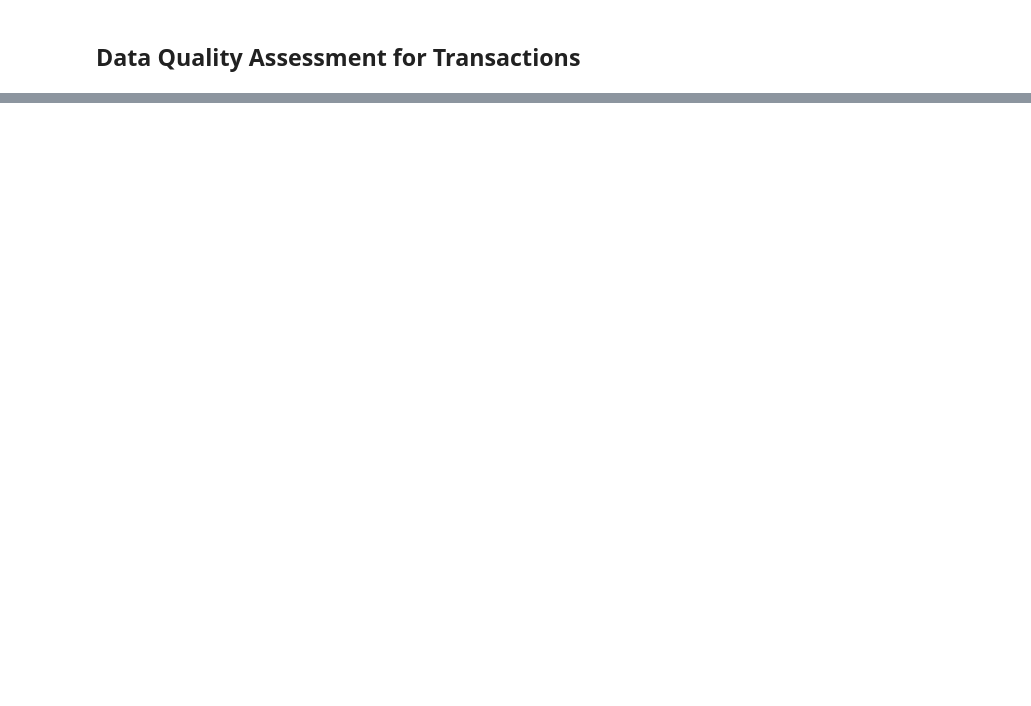
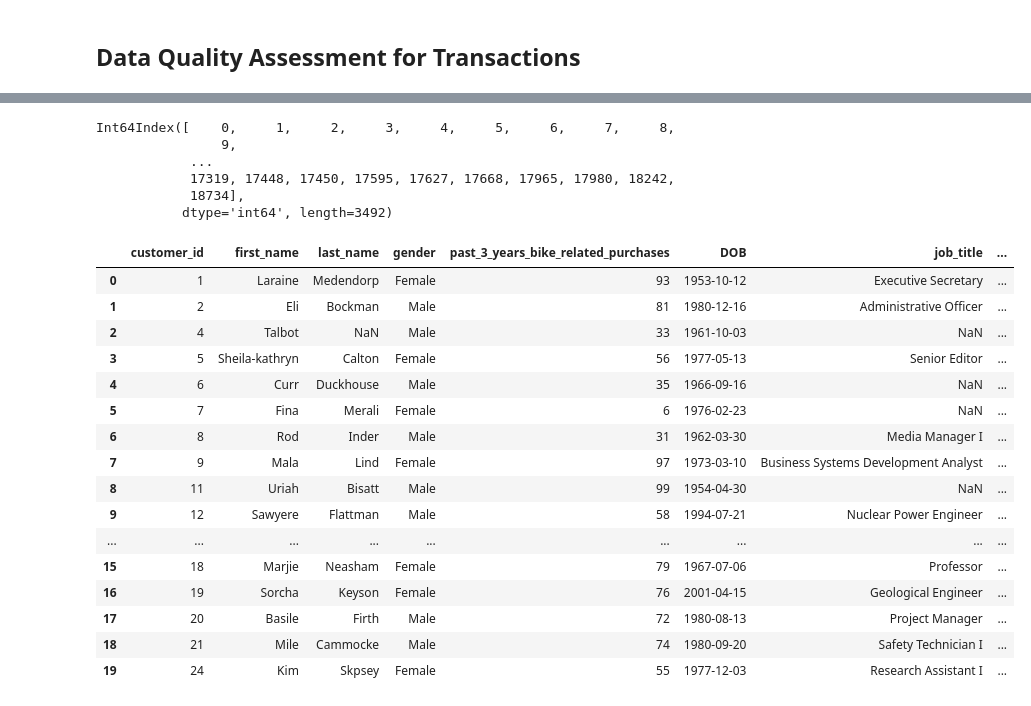
Before and after one commit to Justus-coded/KPMG-Data-Analytics-Internship, a Jupyter notebook: Data Quality Assessment.ipynb, the cells around one changed output, grey strips where cells are left out. Drawn from its saved outputs; the diff is of its cells as text; code cells hidden in the pictures; blank space fills up the shorter version.

```diff
--- a/Data Quality Assessment.ipynb
+++ b/Data Quality Assessment.ipynb
@@ -119,7 +137,7 @@ CustomerDemographic_.loc[CustomerDemographic_['gender']=='M'] ='Male'
 # %%
-CustomerDemographic_.loc[CustomerDemographic_['gender']=='F'  ] ='Female'
+#CustomerDemographic_.loc[CustomerDemographic_['gender']=='F'  ] ='Female'
 # %%
-CustomerDemographic_.loc[CustomerDemographic_['gender']=='Femal'  ] ='Female'
+#CustomerDemographic_.loc[CustomerDemographic_['gender']=='Femal'  ] ='Female'
 # %%
 #CustomerDemographic_.loc[CustomerDemographic_['gender']=='U'  ] ='Others'
 # %%
@@ -252,3 +243,5 @@ No     1976
 Name: owns_car, dtype: int64
 # %%
 #value_counter(CustomerDemographic,'tenure')
+# %%
+CustomerDemographic_.drop(columns=['default'], inplace=True)
@@ -256,0 +438,2 @@ Name: owns_car, dtype: int64
+# %%
+df = pd.merge(CustomerDemographic_, CustomerAddress_, how='inner', on='customer_id' ,)
@@ -256,0 +488,9 @@ Name: owns_car, dtype: int64
+# %%
+new_transactions.index
+# %% [output]
+Int64Index([    0,     1,     2,     3,     4,     5,     6,     7,     8,
+                9,
+            ...
+            17319, 17448, 17450, 17595, 17627, 17668, 17965, 17980, 18242,
+            18734],
+           dtype='int64', length=3492)
@@ -256,0 +501,20 @@ Name: owns_car, dtype: int64
+# %%
+df.head(20)
+# %% [output]
+|  | customer_id | first_name | last_name | gender | past_3_years_bike_related_purchases | DOB | job_title | ... |
+| 0 | 1 | Laraine | Medendorp | Female | 93 | 1953-10-12 | Executive Secretary | ... |
+| 1 | 2 | Eli | Bockman | Male | 81 | 1980-12-16 | Administrative Officer | ... |
+| 2 | 4 | Talbot | NaN | Male | 33 | 1961-10-03 | NaN | ... |
+| 3 | 5 | Sheila-kathryn | Calton | Female | 56 | 1977-05-13 | Senior Editor | ... |
+| 4 | 6 | Curr | Duckhouse | Male | 35 | 1966-09-16 | NaN | ... |
+| 5 | 7 | Fina | Merali | Female | 6 | 1976-02-23 | NaN | ... |
+| 6 | 8 | Rod | Inder | Male | 31 | 1962-03-30 | Media Manager I | ... |
+| 7 | 9 | Mala | Lind | Female | 97 | 1973-03-10 | Business Systems Development Analyst | ... |
+| 8 | 11 | Uriah | Bisatt | Male | 99 | 1954-04-30 | NaN | ... |
+| 9 | 12 | Sawyere | Flattman | Male | 58 | 1994-07-21 | Nuclear Power Engineer | ... |
+| ... | ... | ... | ... | ... | ... | ... | ... | ... |
+| 15 | 18 | Marjie | Neasham | Female | 79 | 1967-07-06 | Professor | ... |
+| 16 | 19 | Sorcha | Keyson | Female | 76 | 2001-04-15 | Geological Engineer | ... |
+| 17 | 20 | Basile | Firth | Male | 72 | 1980-08-13 | Project Manager | ... |
+| 18 | 21 | Mile | Cammocke | Male | 74 | 1980-09-20 | Safety Technician I | ... |
+| 19 | 24 | Kim | Skpsey | Female | 55 | 1977-12-03 | Research Assistant I | ... |
```
Also changed, not shown: parts of 53 cells of this notebook.
